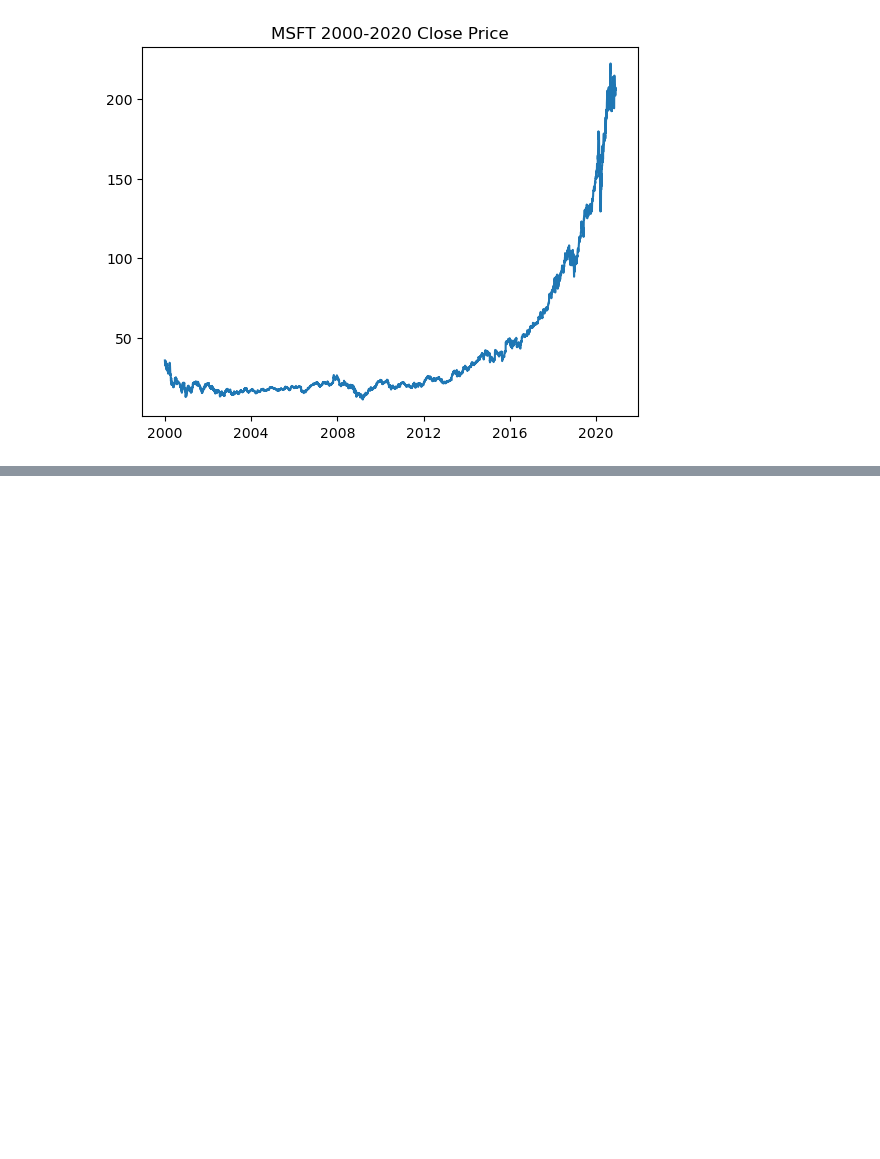
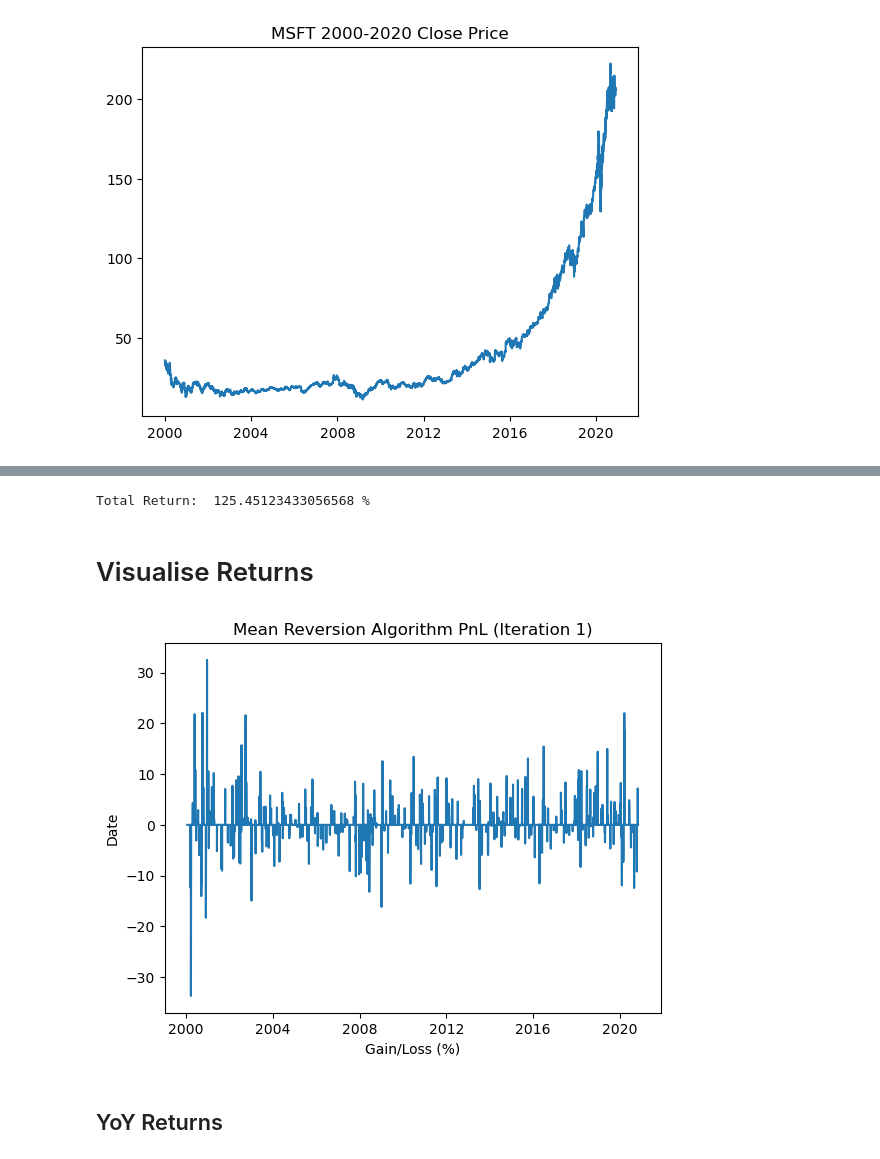
Before and after one commit to andrewa1270/mean-reversion-algo, a Jupyter notebook: main.ipynb, the cells around one changed output, grey strips where cells are left out. Cells and saved outputs as stored; diff of their text form; code cells hidden in the pictures; blank space fills up the shorter version.

Commit message:
Complete first iteration

```diff
--- a/main.ipynb
+++ b/main.ipynb
@@ -26,0 +54,7 @@ Name: 80, dtype: object
+# %%
+# Create standard deviation column over 2 week
+msft_historical_data["Std_deviation"] = msft_historical_data["Close"].rolling(14).std()
+# %%
+msft_historical_data["Buy/Sell"] = np.where(msft_historical_data["Close"] > msft_historical_data["SMA"] + (msft_historical_data["Std_deviation"] * 2),"Sell",
+                                            np.where(msft_historical_data["Close"] < msft_historical_data["SMA"] - (msft_historical_data["Std_deviation"] * 2),"Buy","Neither" ))
+msft_historical_data = msft_historical_data.dropna()
@@ -26,0 +65,29 @@ Name: 80, dtype: object
+# %%
+def calculateGain(row, df:pd.DataFrame):
+    indexesOfNextFiveDays = row.name + 5 # row.name = row's index
+    if indexesOfNextFiveDays < len(df):
+        prices = df.iloc[row.name:indexesOfNextFiveDays]
+
+        if row["Buy/Sell"] == "Buy":
+            bestPrice = np.max(prices["Close"])
+            exit = ((bestPrice - row["Close"]) / row["Close"]) * 100
+            if exit < 0:
+                return exit
+            else:
+                return exit
+
+        elif row["Buy/Sell"] == "Sell":
+            bestPrice = np.min(prices["Close"])
+            exit = ((bestPrice - row["Close"]) / row["Close"]) * 100
+            if exit < 0:
+                return exit
+            else:
+                return exit
+
+        else:
+            return 0
+
+    else:
+        return None
+# %%
+msft_historical_data["Gain/Loss"] = msft_historical_data.apply(calculateGain, axis=1, args=(msft_historical_data,)) # Trailing comma makes it a tuple - required
@@ -26,0 +126,17 @@ Name: 80, dtype: object
+# %%
+totalReturn = msft_historical_data["Gain/Loss"].sum()
+print("Total Return: ", totalReturn,"%")
+# %% [output]
+Total Return:  125.45123433056568 %
+# %% [markdown]
+# Visualise Returns
+# %%
+plt.plot(msft_historical_data["Date"],msft_historical_data["Gain/Loss"])
+plt.ylabel("Date")
+plt.xlabel("Gain/Loss (%)")
+plt.title("Mean Reversion Algorithm PnL (Iteration 1)")
+plt.show()
+# %% [output]
+[figure, added]
+# %% [markdown]
+## YoY Returns
```
Also changed, not shown: parts of 13 cells of this notebook, 1 other file.
